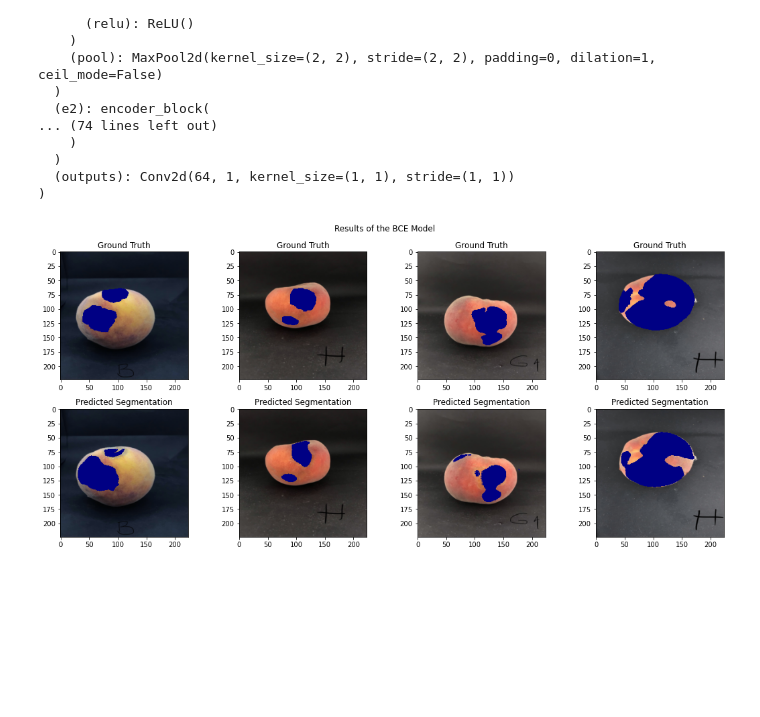
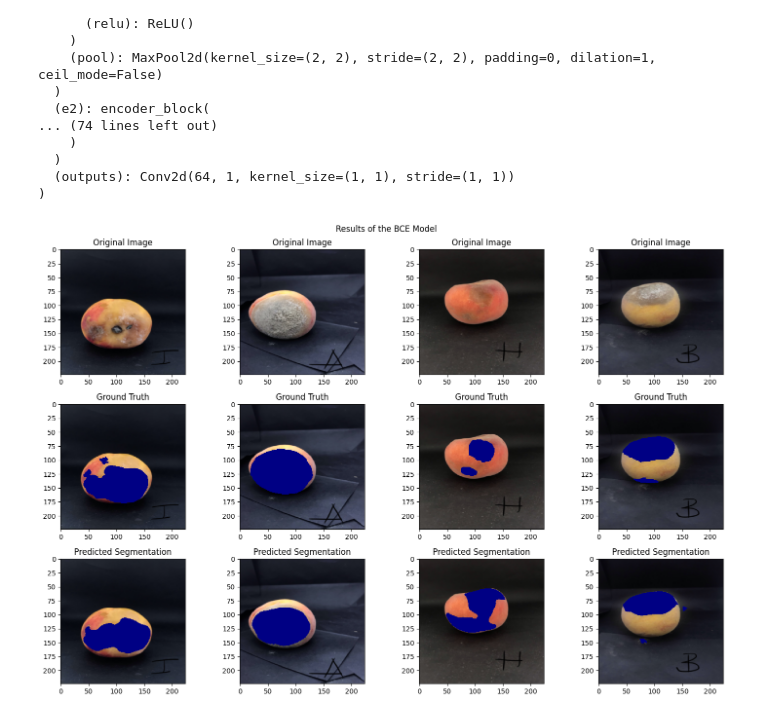
Before and after one commit to canatess/smart-fridge, a Jupyter notebook: U-net_Mold.ipynb, the cells around one changed output. Saved outputs shown, nothing was run; the diff lists cells and outputs as text; code cells hidden in the pictures; blank space fills up the shorter version.

```diff
--- a/U-net_Mold.ipynb
+++ b/U-net_Mold.ipynb
@@ -183,7 +183,7 @@ image.shape, mask.shape
 # %% [markdown]
 ### Example image and it's mask higlihted over image
 # %%
-image, mask = val_dataset[25]
+image, mask = val_dataset[10]
 
 image = image.permute(1, 2, 0).numpy()  # Convert from (C, H, W) to (H, W, C)
 mask = mask.squeeze().numpy()  # Remove the channel dimension and convert from (1, H, W) to (H, W)
@@ -418,6 +418,15 @@ Adjusting learning rate of group 0 to 4.8000e-05.
 # %% [markdown]
 ### Results and Evaluation
 # %%
+model_1 = build_unet()
+model_2 = build_unet()
+
+checkpoint_1 = torch.load("mold_model_bce.pth")
+checkpoint_2 = torch.load("mold_model_comb.pth")
+
+model_1.load_state_dict(checkpoint_1)
+model_2.load_state_dict(checkpoint_2)
+
 model_1.to("cpu")
 model_2.to("cpu")
 # %% [output]
@@ -441,29 +450,41 @@ build_unet(
 # %%
 idx = np.random.randint(0, len(test_image_paths), 4).astype(int)
 # %%
-fig, ax = plt.subplots(2, 4,figsize=(15, 7))
+fig, ax = plt.subplots(3, 4, figsize=(15, 10))
 fig.suptitle("Results of the BCE Model")
+
 for i, elm in enumerate(idx):
     image, mask = test_dataset[elm]
     preds = torch.sigmoid(model_1(image.unsqueeze(0)))
-    image = image.permute(1, 2, 0).numpy()  # Convert from (C, H, W) to (H, W, C)
-    mask = mask.squeeze().numpy()  # Remove the channel dimension and convert from (1, H, W) to (H, W)
-    mask = np.where(mask !=0,1,0)
+
+    image = image.permute(1, 2, 0).numpy()
+    mask = (
+        mask.squeeze().numpy()
+    )
+    mask = np.where(mask != 0, 1, 0)
     preds = preds.detach().squeeze().numpy()
-    preds = np.where(preds>=0.5,1,0)
+    preds = np.where(preds >= 0.5, 1, 0)
+
     masked_image = image.copy()
     output = image.copy()
-    mask_indices = np.where(mask ==1)  # Find the indices where mask is non-zero
-    pred_indices = np.where(preds ==1)
+
+    mask_indices = np.where(mask == 1)
+    pred_indices = np.where(preds == 1)
+
     masked_image[mask_indices] = cmap(mask[mask_indices])[:, :3]
     output[pred_indices] = cmap(preds[pred_indices])[:, :3]
-    ax[0, i].set_title('Ground Truth')
-    ax[0, i].imshow(masked_image)
-    ax[1, i].set_title('Predicted Segmentation')
-    ax[1, i].imshow(output)
+
+    ax[0, i].set_title("Original Image")
+    ax[0, i].imshow(image)
+
+    ax[1, i].set_title("Ground Truth")
+    ax[1, i].imshow(masked_image)
+
+    ax[2, i].set_title("Predicted Segmentation")
+    ax[2, i].imshow(output)
 
 plt.tight_layout()
 plt.show()
 # %% [output]
-[figure, old version]
+[figure, new version]
 # %%
```
Also changed, not shown: parts of 9 cells of this notebook, 1 other file.
